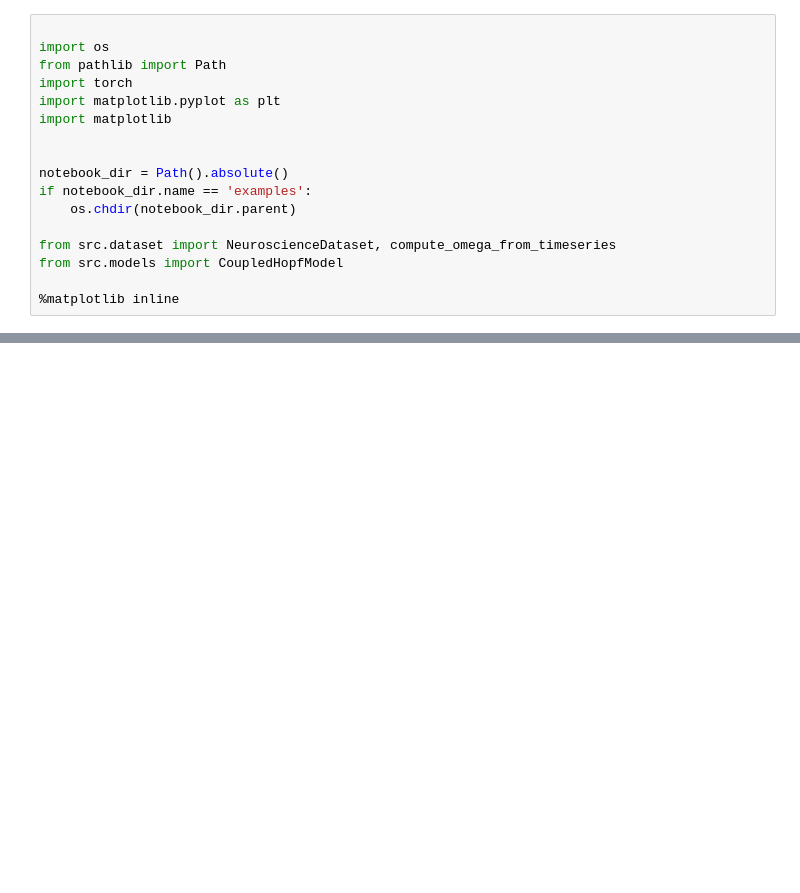
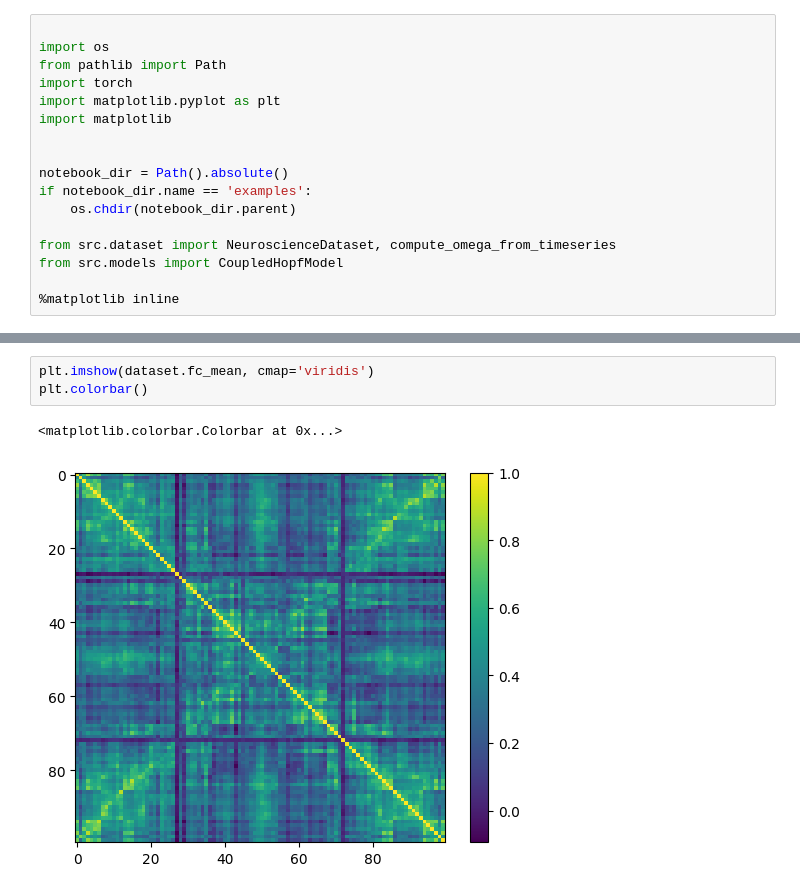
Before and after one commit to dani2442/neuroscience_control, a Jupyter notebook: examples/example.ipynb, the cells around one changed output, grey strips where cells are left out. Cells and saved outputs as stored; diff of their text form; blank space fills up the shorter version.

```diff
--- a/examples/example.ipynb
+++ b/examples/example.ipynb
@@ -49,0 +56,6 @@ plt.show()
+# %%
+plt.imshow(dataset.fc_mean, cmap='viridis')
+plt.colorbar()
+# %% [output]
+<matplotlib.colorbar.Colorbar at 0x...>
+[figure, added]
```
Also changed, not shown: parts of 3 cells of this notebook.
